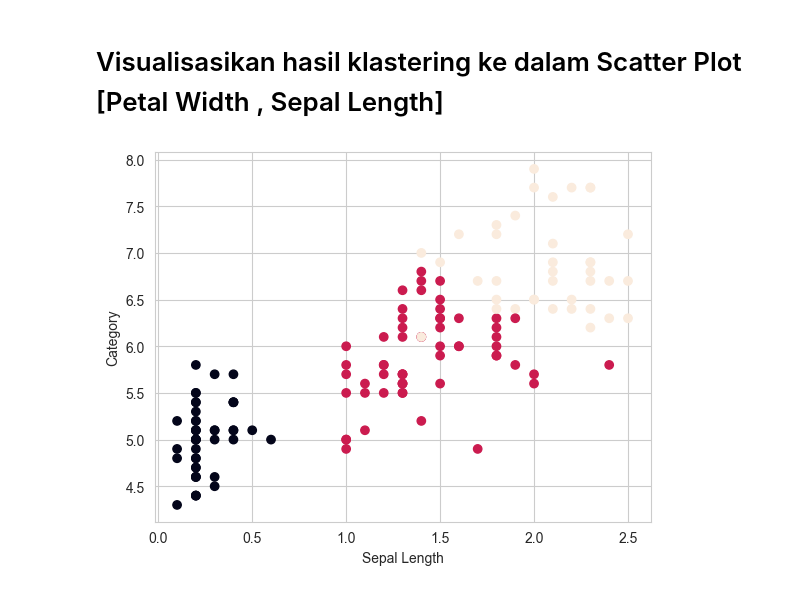
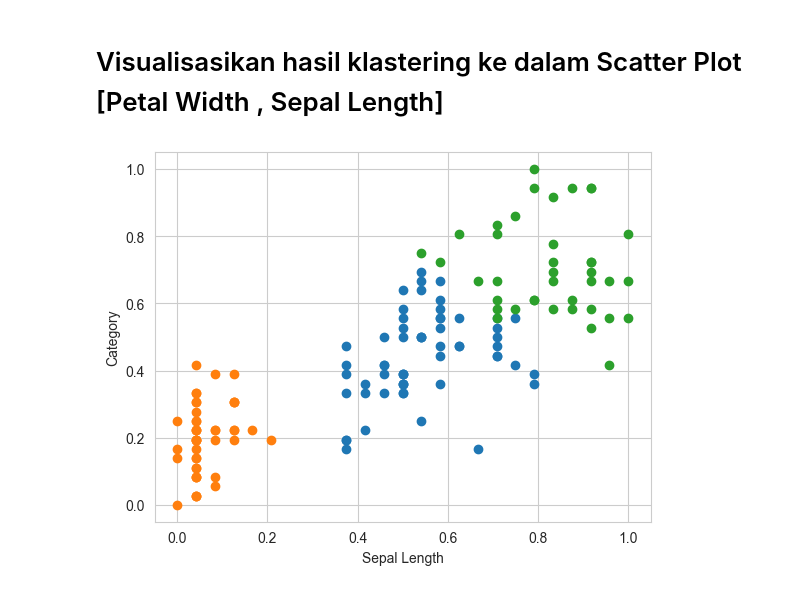
Before and after one commit to KrishnanditoLksn/MachineLearning_101, a Jupyter notebook: praktikkum/pertemuan3/iris_klastering.ipynb, the cells around one changed output. Saved outputs shown, nothing was run; the diff lists cells and outputs as text; code cells hidden in the pictures.

```diff
--- a/praktikkum/pertemuan3/iris_klastering.ipynb
+++ b/praktikkum/pertemuan3/iris_klastering.ipynb
@@ -135,12 +205,12 @@ inertia = []
 silhouette_avg = []
 for i in range(1, 10):
     kmeans = KMeans(n_clusters=i, init='k-means++')
-    kmeans.fit(iris_klastering)
+    kmeans.fit(clean_iris_df)
     inertia.append(kmeans.inertia_)
     cluster_labels = kmeans.labels_
 
 plt.title('Elbow method')
-plt.plot(range(1, 10), inertia, marker='o')
+plt.plot(range(1, 10), inertia, marker='x', c="red")
 plt.xlabel('Number of clusters')
 plt.ylabel('Inertia')
 plt.show()
@@ -155,11 +225,11 @@ range_n_clusters = [2, 3, 4, 5, 6, 7, 8]
 silhouette_avg = []
 for num_clusters in range_n_clusters:
     #initialise kmeans
-    kmeans = KMeans(n_clusters=num_clusters)
-    kmeans.fit(iris_klastering)
+    kmeans = KMeans(n_clusters=num_clusters, init='k-means++')
+    kmeans.fit(clean_iris_df)
     cluster_labels = kmeans.labels_
     #silhouette score
-    silhouette_avg.append(silhouette_score(iris_klastering, cluster_labels))
+    silhouette_avg.append(silhouette_score(clean_iris_df, cluster_labels))
 
 plt.plot(range_n_clusters, silhouette_avg, 'bx-')
 plt.xlabel('Values of K')
@@ -194,6 +264,7 @@ print(kmeans.cluster_centers_)
 # %%
 kmeans = KMeans(n_clusters=3)
-kmeans.fit(iris_klastering)
+kmeans.fit(clean_iris_df)
+y_kmeans = kmeans.fit_predict(clean_iris_df)
 plt.scatter(kmeans.cluster_centers_[:, 0], kmeans.cluster_centers_[:, 1], c="red")
 plt.show()
 # %% [output]
@@ -271,0 +343,13 @@ plt.show()
+# %%
+labels = {0: "A", 1: "B", 2: "C"}
+for label, cluster_label in labels.items():
+    plt.scatter(clean_iris_df['PetalLength'][kmeans.labels_ == label],
+                clean_iris_df['SepalLength'][kmeans.labels_ == label],
+                label=f'Cluster {cluster_label}')
+
+centroids = kmeans.cluster_centers_
+plt.scatter(centroids_petalW, centroids_sepalL, marker='X', s=200, color='purple', label='Centroids')
+plt.xlabel("Petal Length")
+plt.ylabel("Sepal Length")
+plt.legend()
+plt.show()
@@ -272,9 +358,14 @@ plt.show()
 # %% [markdown]
 # Visualisasikan hasil klastering ke dalam Scatter Plot [Petal Width , Sepal Length]
 # %%
-plt.scatter(iris_klastering['PetalWidth'], iris_klastering['SepalLength'], c=kmeans.labels_)
+
+for label, cluster_label in labels.items():
+    plt.scatter(clean_iris_df['PetalWidth'][kmeans.labels_ == label],
+                clean_iris_df['SepalLength'][kmeans.labels_ == label],
+                label=f'Cluster {cluster_label}')
+
 plt.xlabel("Sepal Length")
 plt.ylabel("Category")
 plt.show()
 # %% [output]
-[figure, old version]
+[figure, new version]
```
Also changed, not shown: parts of 30 cells of this notebook.
